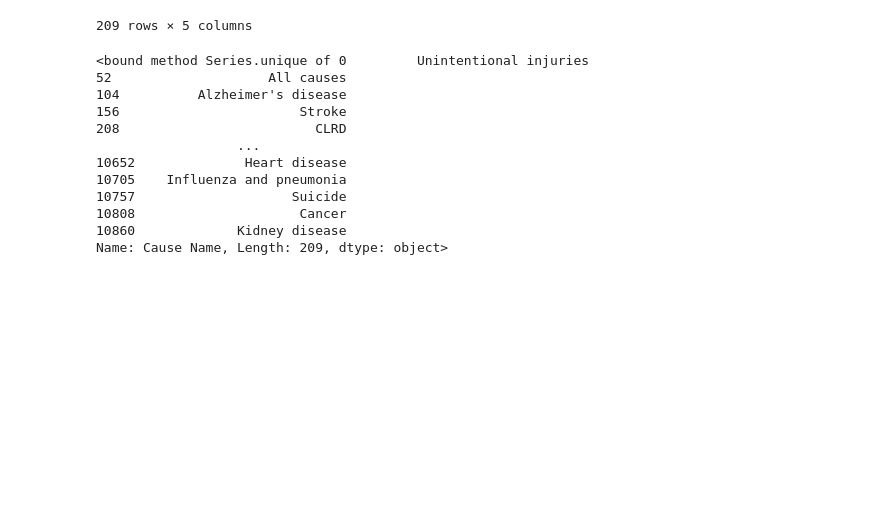
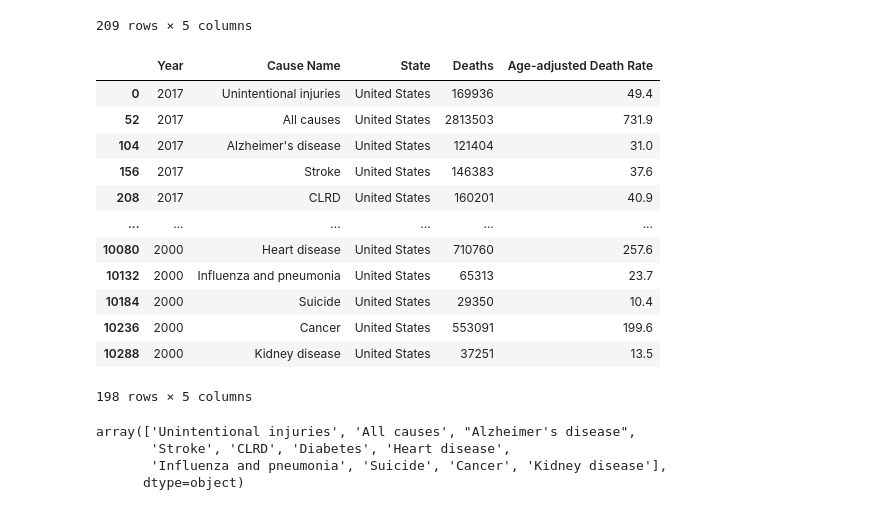
Before and after one commit to DoricesPieces/ClinicalTrials, a Jupyter notebook: Alternative Therapies analysis.ipynb, the cells around one changed output. Saved outputs shown, nothing was run; the diff lists cells and outputs as text; code cells hidden in the pictures; blank space fills up the shorter version.

```diff
--- a/Alternative Therapies analysis.ipynb
+++ b/Alternative Therapies analysis.ipynb
@@ -545,18 +553,27 @@ deaths_byState
 | 10808 | 1999 | Cancer | United States | 549838 | 200.8 |
 | 10860 | 1999 | Kidney disease | United States | 35525 | 13.0 |
 209 rows × 5 columns
+# %%
+deaths_byState = deaths_byState[deaths_byState['Year'] >= 2000]
+deaths_byState
+# %% [output]
+|  | Year | Cause Name | State | Deaths | Age-adjusted Death Rate |
+| 0 | 2017 | Unintentional injuries | United States | 169936 | 49.4 |
+| 52 | 2017 | All causes | United States | 2813503 | 731.9 |
+| 104 | 2017 | Alzheimer's disease | United States | 121404 | 31.0 |
+| 156 | 2017 | Stroke | United States | 146383 | 37.6 |
+| 208 | 2017 | CLRD | United States | 160201 | 40.9 |
+| ... | ... | ... | ... | ... | ... |
+| 10080 | 2000 | Heart disease | United States | 710760 | 257.6 |
+| 10132 | 2000 | Influenza and pneumonia | United States | 65313 | 23.7 |
+| 10184 | 2000 | Suicide | United States | 29350 | 10.4 |
+| 10236 | 2000 | Cancer | United States | 553091 | 199.6 |
+| 10288 | 2000 | Kidney disease | United States | 37251 | 13.5 |
+198 rows × 5 columns
 # %%
-deaths_byState['Cause Name'].unique
+deaths_byState['Cause Name'].unique()
 # %% [output]
-<bound method Series.unique of 0         Unintentional injuries
-52                    All causes
-104          Alzheimer's disease
-156                       Stroke
-208                         CLRD
-                  ...
-10652              Heart disease
-10705    Influenza and pneumonia
-10757                    Suicide
-10808                     Cancer
-10860             Kidney disease
-Name: Cause Name, Length: 209, dtype: object>
+array(['Unintentional injuries', 'All causes', "Alzheimer's disease",
+       'Stroke', 'CLRD', 'Diabetes', 'Heart disease',
+       'Influenza and pneumonia', 'Suicide', 'Cancer', 'Kidney disease'],
+      dtype=object)
```
Also changed, not shown: parts of 5 cells of this notebook.
